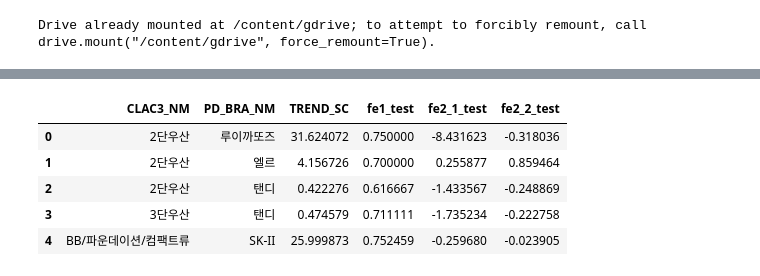
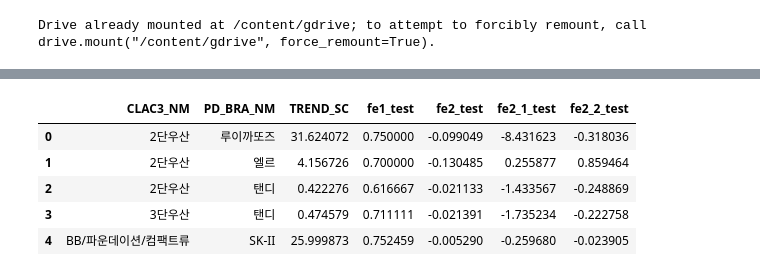
Before and after one commit to doohong91/Luxury-Consumption-Trend, a Jupyter notebook: 선호지수 만들기/지수.ipynb, the cells around one changed output, grey strips where cells are left out. Saved outputs shown, nothing was run; the diff lists cells and outputs as text; code cells hidden in the pictures.

```diff
--- a/선호지수 만들기/지수.ipynb
+++ b/선호지수 만들기/지수.ipynb
@@ -59,6 +59,8 @@ prod_mast = pd.read_csv('gdrive/My Drive/공모전/Lpoint/선호지수 만들기
 sess = pd.read_csv('gdrive/My Drive/공모전/Lpoint/data/Session.csv')
 # sess.dropna(inplace = True)
 sess['TOT_SESS_HR_V'] = pd.to_numeric(sess['TOT_SESS_HR_V'].str.replace(',',''))
+sess['SESS_HR_PAG_VIEW'] = sess['TOT_SESS_HR_V'] / sess['TOT_PAG_VIEW_CT']
+sess['MONTH'] = sess['SESS_DT'].map(lambda x : str(x)[:4] + '-' + str(x)[4:6])
 # cust = pd.read_csv('gdrive/My Drive/공모전/Lpoint/data/Custom.csv')
 df = pd.merge(prod_mast, sess, how = 'inner', on=['CLNT_ID', 'SESS_ID'])
 df.info()
@@ -92,6 +94,12 @@ df['fe1_test'] = (df['month']+1)/10
 fe1 = df[['PD_C', 'fe1_test']].groupby(by='PD_C').sum()
 # %%
 df['cnt'] = 1
+# %%
+# 관심도 => 시간
+# 1600~1700 이 0점 # mean:1648.329964
+
+#SESS_ID마다 지수를 설정
+df['fe2_test'] = (df.SESS_HR_PAG_VIEW - np.nanmean(df.SESS_HR_PAG_VIEW))/100
 # %%
 # 관심도1 => 시간
 # 1600~1700 이 0점 # mean:1648.329964
@@ -121,11 +125,11 @@ df.head()
 # %%
-df1 = df.groupby(['CLAC3_NM','PD_BRA_NM']).agg({'TREND_SC':'mean','fe1_test':'mean','fe2_1_test':'mean','fe2_2_test':'mean'}).reset_index()
+df1 = df.groupby(['CLAC3_NM','PD_BRA_NM']).agg({'TREND_SC':'mean','fe1_test':'mean','fe2_test':'mean','fe2_1_test':'mean','fe2_2_test':'mean'}).reset_index()
 df1['fe2_1_test'].fillna(min(df1['fe2_1_test']), inplace=True)
 df1.head()
 # %% [output]
-|  | CLAC3_NM | PD_BRA_NM | TREND_SC | fe1_test | fe2_1_test | fe2_2_test |
-| 0 | 2단우산 | 루이까또즈 | 31.624072 | 0.750000 | -8.431623 | -0.318036 |
-| 1 | 2단우산 | 엘르 | 4.156726 | 0.700000 | 0.255877 | 0.859464 |
-| 2 | 2단우산 | 탠디 | 0.422276 | 0.616667 | -1.433567 | -0.248869 |
-| 3 | 3단우산 | 탠디 | 0.474579 | 0.711111 | -1.735234 | -0.222758 |
-| 4 | BB/파운데이션/컴팩트류 | SK-II | 25.999873 | 0.752459 | -0.259680 | -0.023905 |
+|  | CLAC3_NM | PD_BRA_NM | TREND_SC | fe1_test | fe2_test | fe2_1_test | fe2_2_test |
+| 0 | 2단우산 | 루이까또즈 | 31.624072 | 0.750000 | -0.099049 | -8.431623 | -0.318036 |
+| 1 | 2단우산 | 엘르 | 4.156726 | 0.700000 | -0.130485 | 0.255877 | 0.859464 |
+| 2 | 2단우산 | 탠디 | 0.422276 | 0.616667 | -0.021133 | -1.433567 | -0.248869 |
+| 3 | 3단우산 | 탠디 | 0.474579 | 0.711111 | -0.021391 | -1.735234 | -0.222758 |
+| 4 | BB/파운데이션/컴팩트류 | SK-II | 25.999873 | 0.752459 | -0.005290 | -0.259680 | -0.023905 |
```
Also changed, not shown: parts of 14 cells of this notebook, 15 other files.
